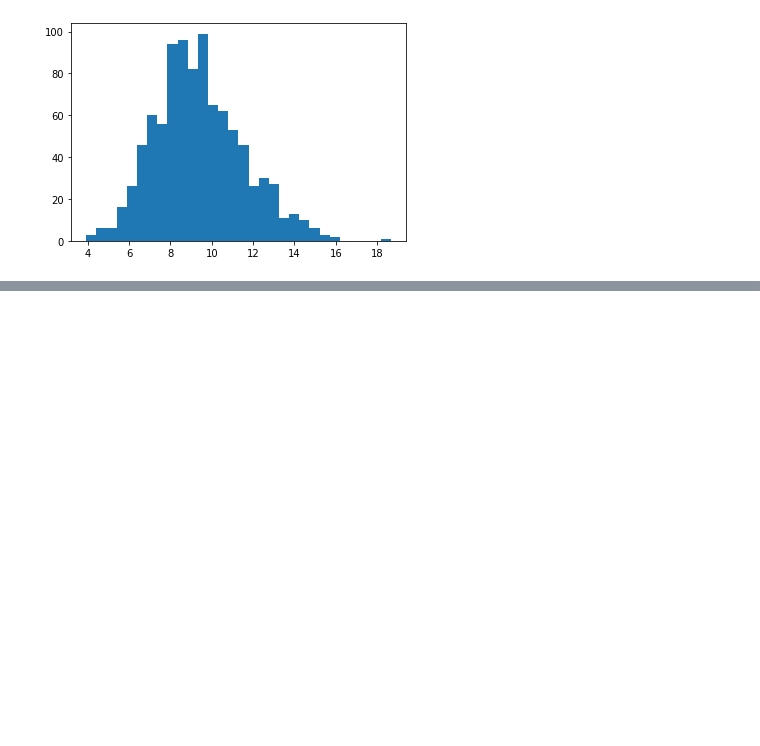
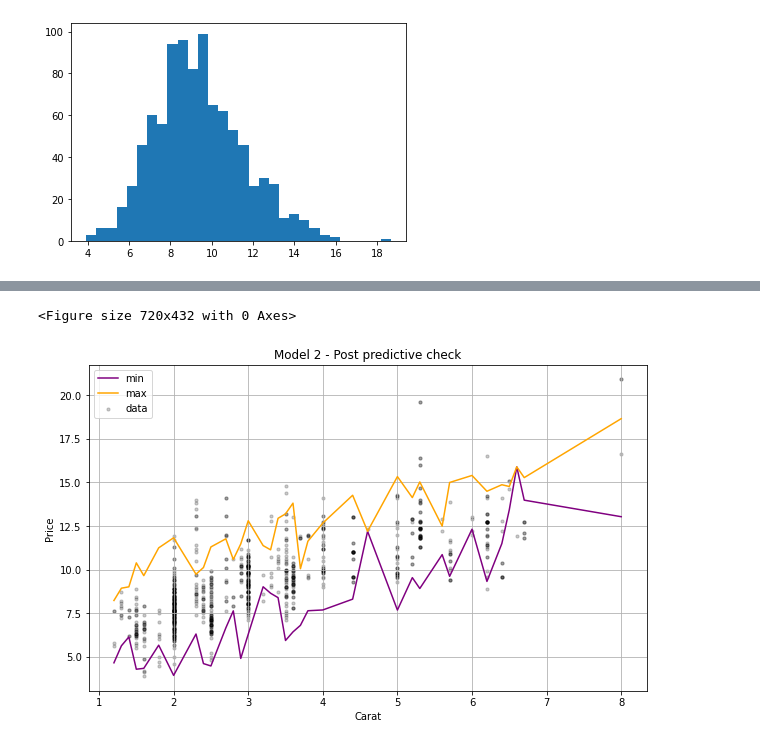
Before and after one commit to jacob0404060987/data_analitics, a Jupyter notebook: notebook_1.ipynb, the cells around one changed output, grey strips where cells are left out. Cells and saved outputs as stored; diff of their text form; code cells hidden in the pictures; blank space fills up the shorter version.

```diff
--- a/notebook_1.ipynb
+++ b/notebook_1.ipynb
@@ -236,0 +298,26 @@ ValueError: Encountered error in ic computation of compare.
+# %%
+plt.figure(figsize=[10, 6])
+
+price_sim = samples_2_post.stan_variable('y_out')
+
+caratQuantMinDict = quantsExtremes(dataFrame, price_sim, 0)
+caratMin = (caratQuantMinDict.keys())
+quantMin = (caratQuantMinDict.values())
+
+caratQuantMaxDict = quantsExtremes(dataFrame, price_sim, 1)
+caratMax = (caratQuantMaxDict.keys())
+quantMax = (caratQuantMaxDict.values())
+
+plt.figure(figsize=[10, 6])
+plt.plot(caratMin, quantMin, color='purple')
+plt.plot(caratMax, quantMax, color='orange')
+plt.scatter(dataFrame['Engine Size(L)'], dataFrame['Fuel Consumption(Hwy (L/100 km))'], color='black', alpha=0.2, s=10)
+plt.xlabel("Carat")
+plt.ylabel("Price")
+plt.title("Model 2 - Post predictive check")
+plt.legend(['min', 'max', 'data'])
+plt.grid()
+plt.show()
+# %% [output]
+<Figure size 720x432 with 0 Axes>
+[figure, added]
```
Also changed, not shown: parts of 11 cells of this notebook, 4 other files.
